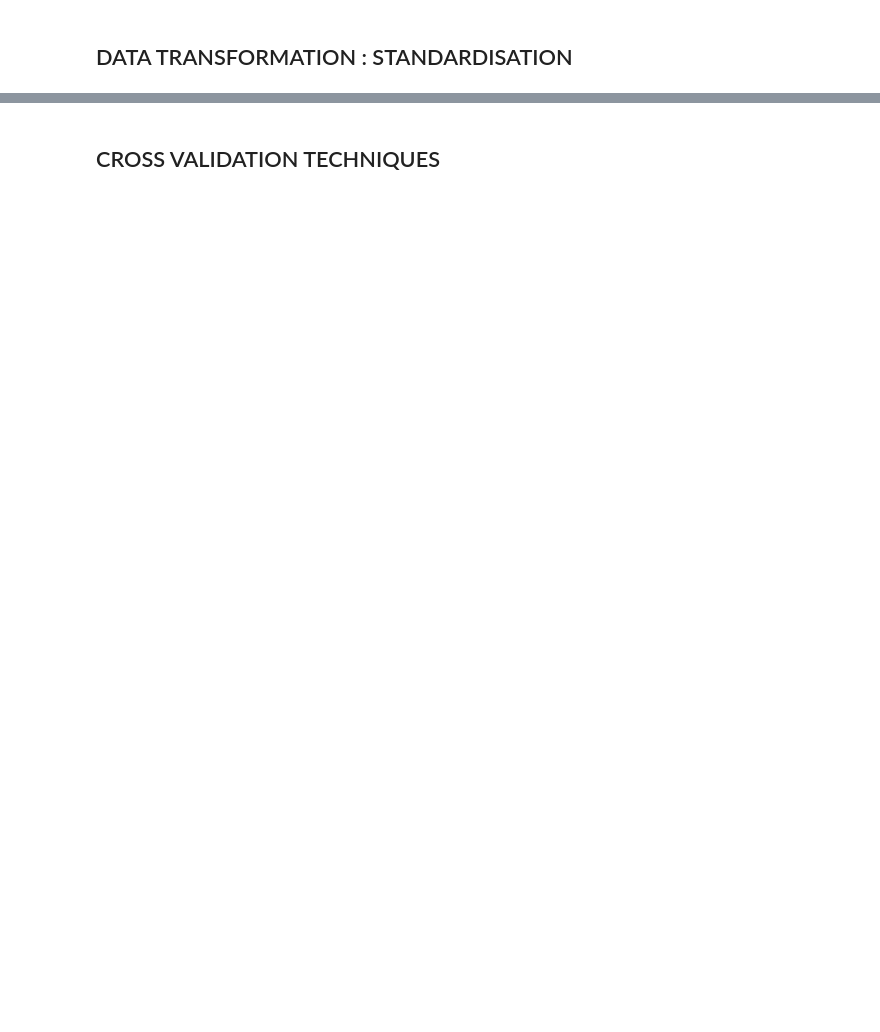
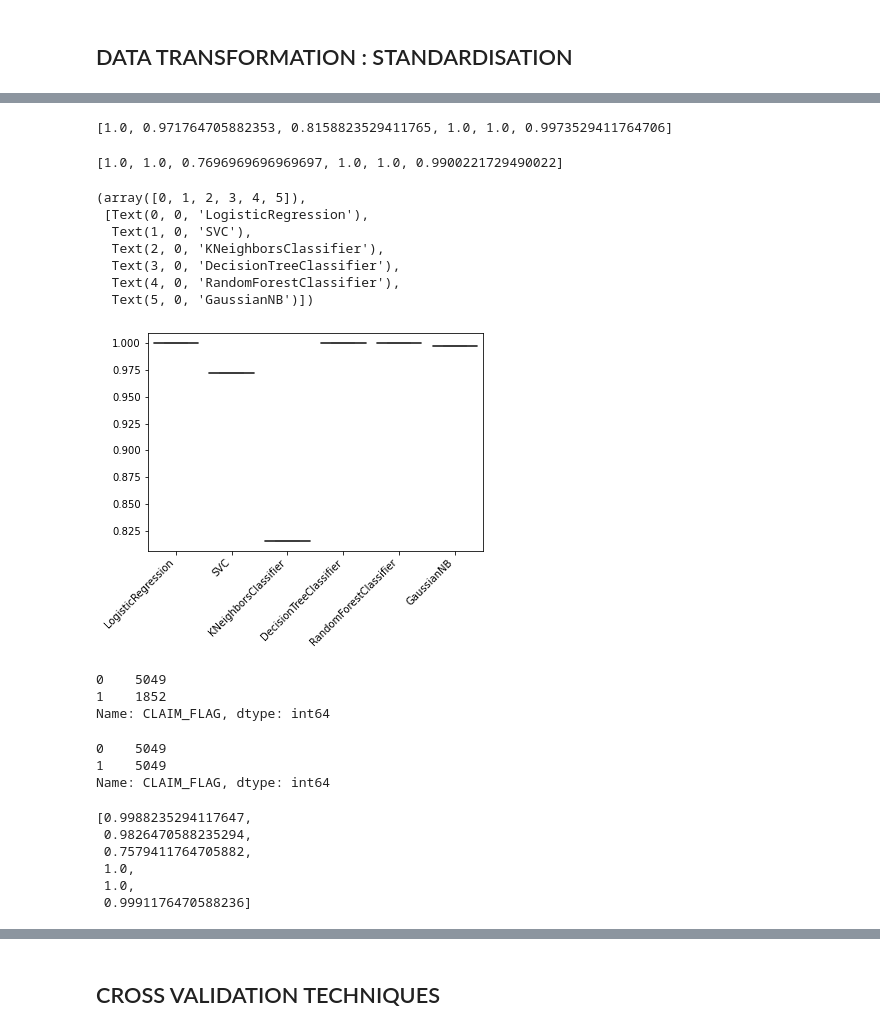
Before and after one commit to Moon88888/Savvy-Squad, a Jupyter notebook: latest_proj.ipynb, the cells around one changed output, grey strips where cells are left out. Saved outputs shown, nothing was run; the diff lists cells and outputs as text; code cells hidden in the pictures; blank space fills up the shorter version.

```diff
--- a/latest_proj.ipynb
+++ b/latest_proj.ipynb
@@ -1653,4 +1741,6 @@ standardized_df.shape
+# %%
+standardized_df.drop(columns='CLAIM_FLAG',inplace=True)
 # %%
-# x = standardized_df
-# y = df1["CLAIM_FLAG"]
+x = standardized_df
+y = df1["CLAIM_FLAG"]
 # %%
@@ -1658,25 +1748,38 @@ standardized_df.shape
 # %%
-# model_list=['LogisticRegression','SVC','KNeighborsClassifier','DecisionTreeClassifier','RandomForestClassifier','GaussianNB']
-# acc_list=[]
-# auc_list=[]
-# cm_list=[]
-# prec_list=[]
+model_list=['LogisticRegression','SVC','KNeighborsClassifier','DecisionTreeClassifier','RandomForestClassifier','GaussianNB']
+acc_list=[]
+auc_list=[]
+cm_list=[]
+prec_list=[]
 # %%
-# for m in model:
-#     m.fit(x_train,y_train)
-#     y_pred = m.predict(x_test)
-#     acc_list.append(metrics.accuracy_score(y_test,y_pred))
-#     prec_list.append(metrics.precision_score(y_test,y_pred))
-#     fpr,tpr,_=metrics.roc_curve(y_test,y_pred)
-#     auc_list.append(round(metrics.auc(fpr,tpr),2))
-#     cm_list.append(confusion_matrix(y_test,y_pred))
+for m in model:
+    m.fit(x_train,y_train)
+    y_pred = m.predict(x_test)
+    acc_list.append(metrics.accuracy_score(y_test,y_pred))
+    prec_list.append(metrics.precision_score(y_test,y_pred))
+    fpr,tpr,_=metrics.roc_curve(y_test,y_pred)
+    auc_list.append(round(metrics.auc(fpr,tpr),2))
+    cm_list.append(confusion_matrix(y_test,y_pred))
 # %%
-# acc_list
+acc_list
+# %% [output]
+[1.0, 0.971764705882353, 0.8158823529411765, 1.0, 1.0, 0.9973529411764706]
 # %%
-# prec_list
+prec_list
+# %% [output]
+[1.0, 1.0, 0.7696969696969697, 1.0, 1.0, 0.9900221729490022]
 # %%
-# sns.boxplot(x=model_list,y=acc_list)
-# plt.xticks(rotation = 45, ha = 'right')
+sns.boxplot(x=model_list,y=acc_list)
+plt.xticks(rotation = 45, ha = 'right')
+# %% [output]
+(array([0, 1, 2, 3, 4, 5]),
+ [Text(0, 0, 'LogisticRegression'),
+  Text(1, 0, 'SVC'),
+  Text(2, 0, 'KNeighborsClassifier'),
+  Text(3, 0, 'DecisionTreeClassifier'),
+  Text(4, 0, 'RandomForestClassifier'),
+  Text(5, 0, 'GaussianNB')])
+[figure, added]
 # %%
 # After standardisation :
 # write obs about how the models changed
@@ -1687,5 +1790,13 @@ standardized_df.shape
 # %%
-# y_train.value_counts()
+y_train.value_counts()
+# %% [output]
+0    5049
+1    1852
+Name: CLAIM_FLAG, dtype: int64
 # %%
-# y_train_smote.value_counts()
+y_train_smote.value_counts()
+# %% [output]
+0    5049
+1    5049
+Name: CLAIM_FLAG, dtype: int64
 # %%
@@ -1703,3 +1814,10 @@ standardized_df.shape
 # %%
-# acc_list
+acc_list
+# %% [output]
+[0.9988235294117647,
+ 0.9826470588235294,
+ 0.7579411764705882,
+ 1.0,
+ 1.0,
+ 0.9991176470588236]
 # %%
```
Also changed, not shown: parts of 160 cells of this notebook.
